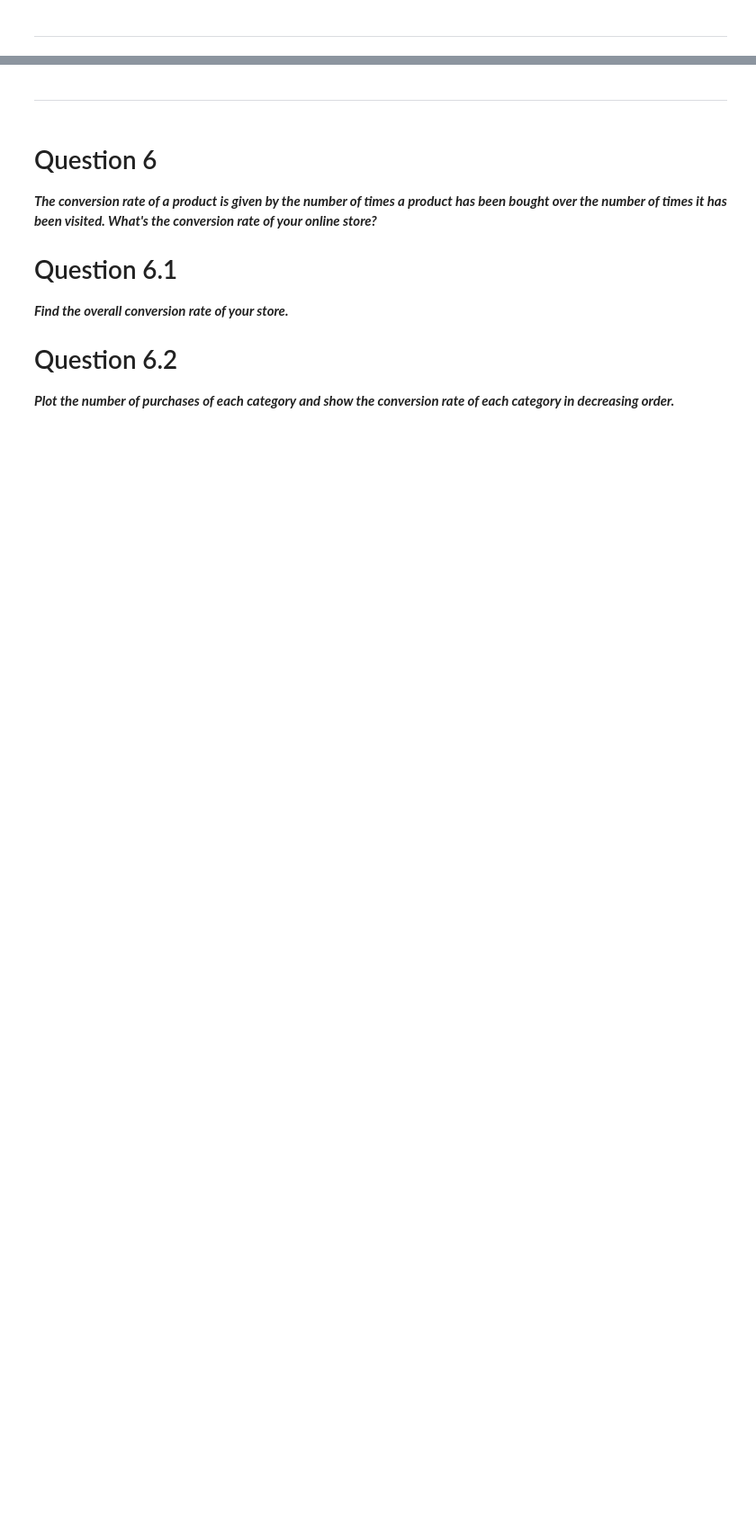
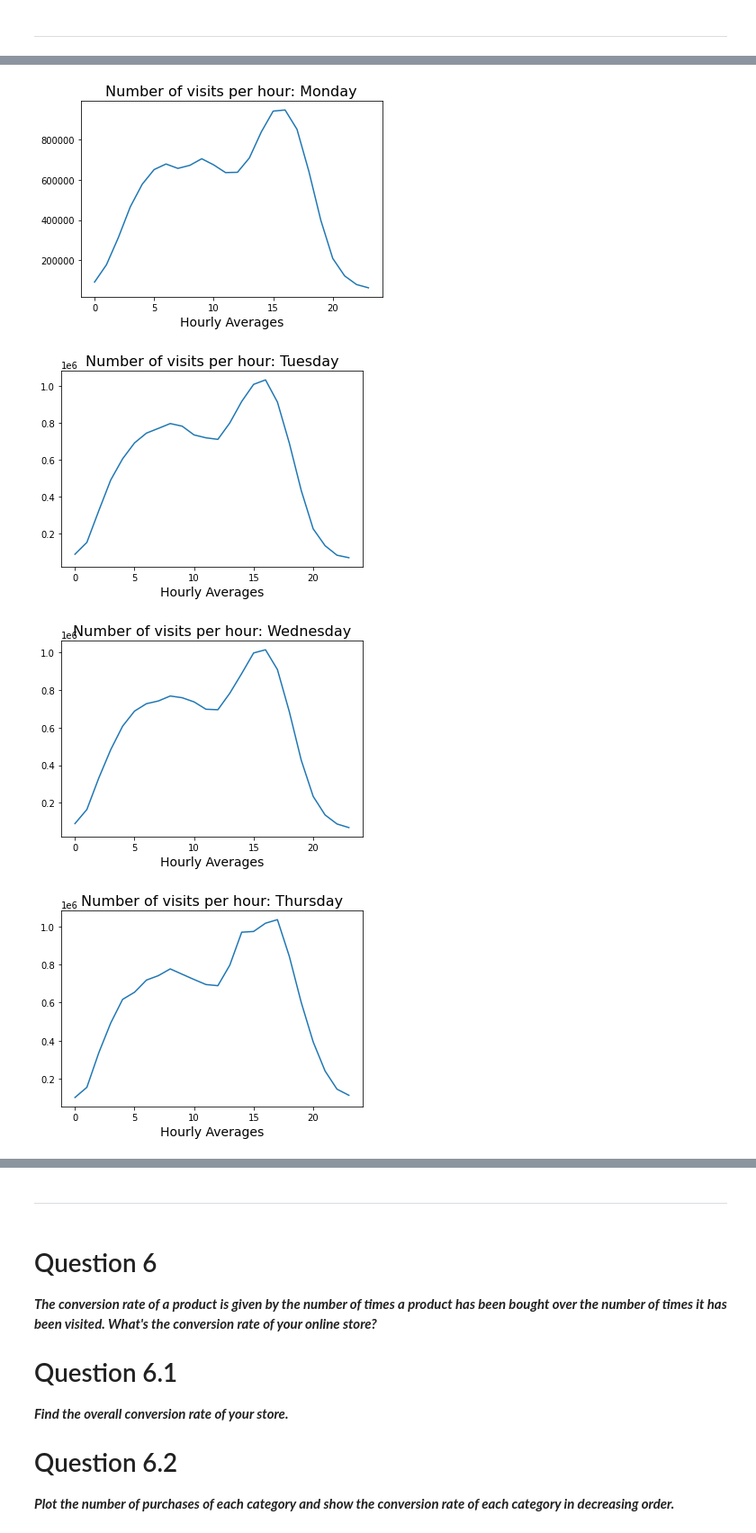
Before and after one commit to WhyW0rry/ADM-Homework-2, a Jupyter notebook: main.ipynb, the cells around one changed output, grey strips where cells are left out. Shown: that part at 90% size. Cells and saved outputs as stored; diff of their text form; code cells hidden in the pictures; blank space fills up the shorter version.

```diff
--- a/main.ipynb
+++ b/main.ipynb
@@ -533,12 +667,21 @@ for bran in brand_names:
 Solved using .groupby() to split our data. In order to know how many people are accessing the website I decided to rely on the number of user sessions accessing the website. We first split by day in order to count our data day per day. Then we count how many user sessions are accessing the website and group them for each hour. After that we only have to plot the results for each day on one single graph. We can see that there are clearly two attendance peaks : one around 8am in the morning and one around 5pm in the afternoon.
 # %%
 # First Group by Day
-for group in data.groupby([data.event_time.dt.day]):
+week = ['Monday', 'Tuesday', 'Wednesday', 'Thursday', 'Friday', 'Saturday', 'Sunday']
+
+for group in data.groupby([data.event_time.dt.weekday]):
 
     #Then Group by hours for each day and count each user_session
     dfp = group[1].groupby([data.event_time.dt.hour]).user_session.count()
+    wk_day = week[group[0]]
 
     #Plot
     dfp.plot()
-    plt.title(label = 'Number of visits per hour')
+    plt.xlabel("Hourly Averages", fontdict={'fontsize': 14})
+    plt.title(label = str(f'Number of visits per hour: {wk_day}'), fontdict={'fontsize': 16})
     plt.show()
+# %% [output]
+[figure, added]
+[figure, added]
+[figure, added]
+[figure, added]
```
Also changed, not shown: parts of 72 cells of this notebook, 1 other file.
